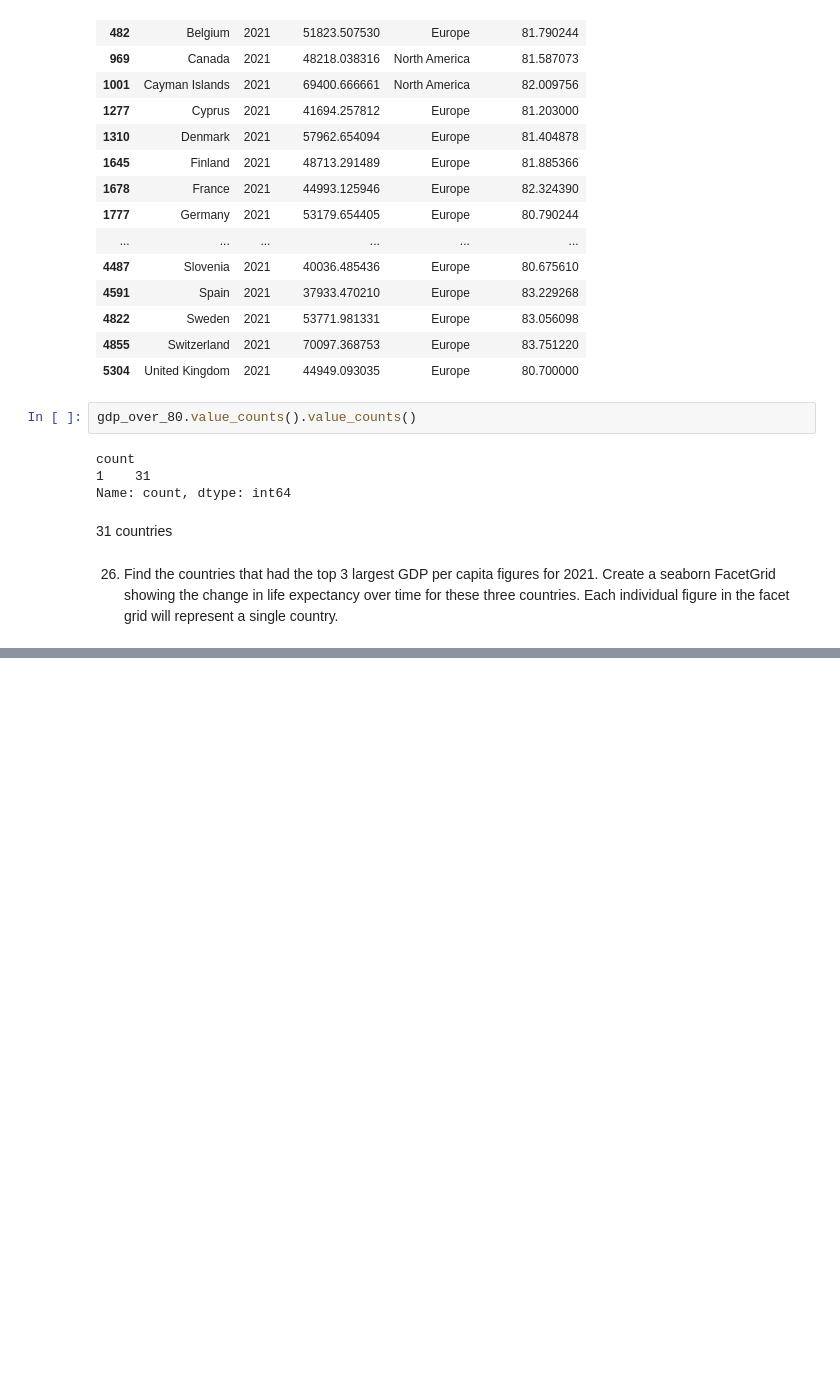
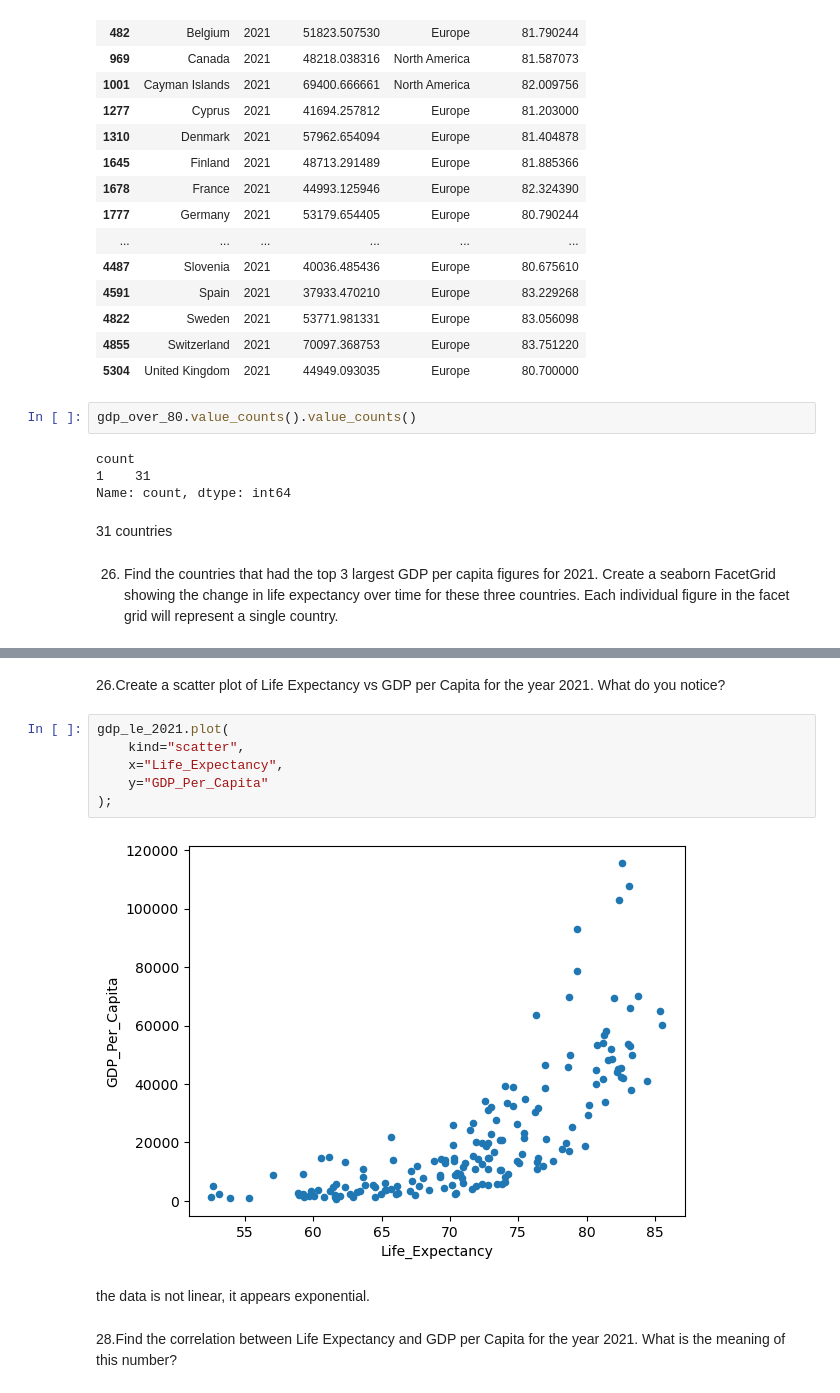
Before and after one commit to nss-data-science-cohort-8/un-exploration-Jorgen85Lex, a Jupyter notebook: notebooks/UN_Data_Exploration.ipynb, the cells around one changed output, grey strips where cells are left out. Cells and saved outputs as stored; diff of their text form; blank space fills up the shorter version.

```diff
--- a/notebooks/UN_Data_Exploration.ipynb
+++ b/notebooks/UN_Data_Exploration.ipynb
@@ -614,0 +660,14 @@ Name: count, dtype: int64
+# %% [markdown]
+26.Create a scatter plot of Life Expectancy vs GDP per Capita for the year 2021. What do you notice?
+# %%
+gdp_le_2021.plot(
+    kind="scatter",
+    x="Life_Expectancy",
+    y="GDP_Per_Capita"
+);
+# %% [output]
+[figure, added]
+# %% [markdown]
+the data is not linear, it appears exponential.
+# %% [markdown]
+28.Find the correlation between Life Expectancy and GDP per Capita for the year 2021. What is the meaning of this number?
```
Also changed, not shown: parts of 14 cells of this notebook.
